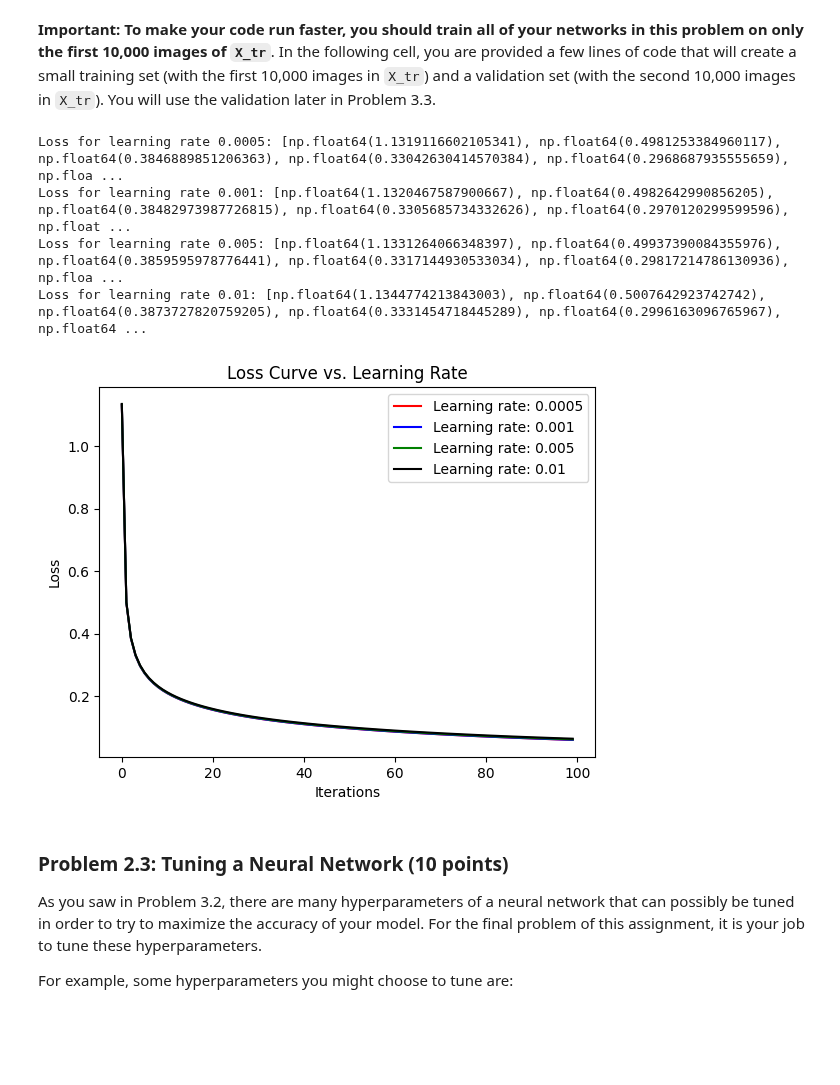
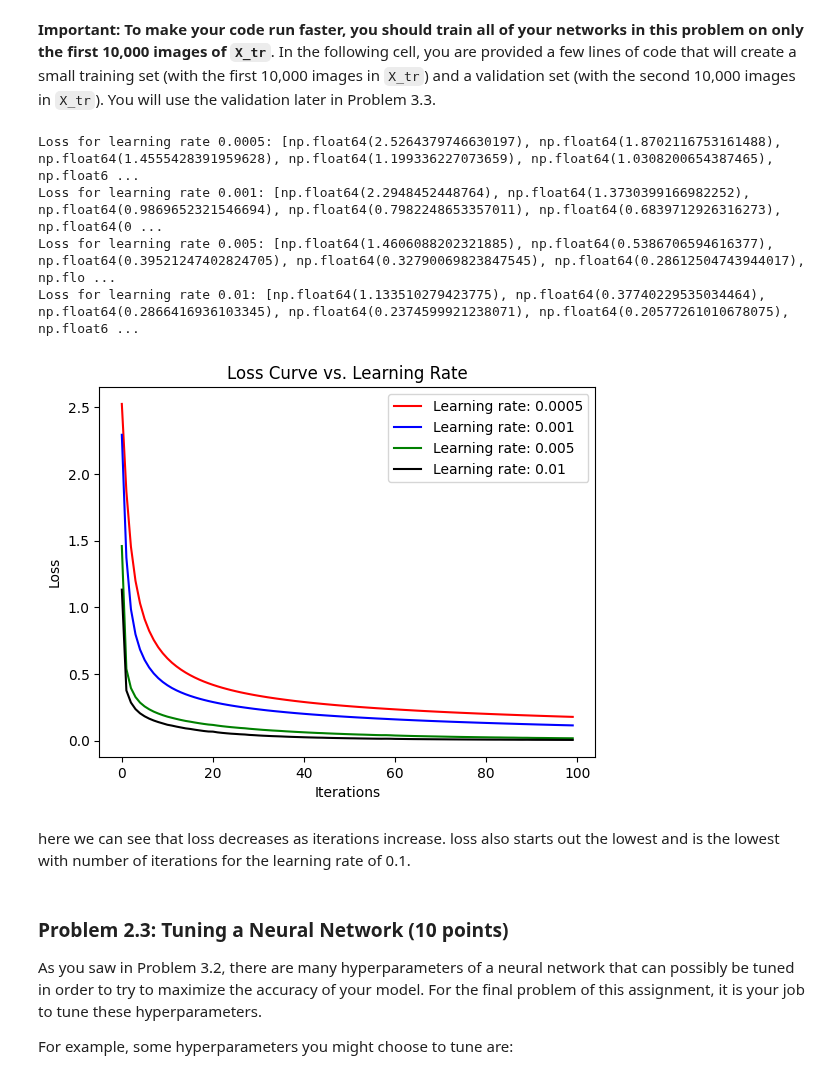
Before and after one commit to SarahAsad23/MachineLearning, a Jupyter notebook: HW4/cs273-hw4.ipynb, the cells around one changed output. Saved outputs shown, nothing was run; the diff lists cells and outputs as text; code cells hidden in the pictures; blank space fills up the shorter version.

```diff
--- a/HW4/cs273-hw4.ipynb
+++ b/HW4/cs273-hw4.ipynb
@@ -213,7 +213,7 @@ for m_tr in train_sizes:
     y_train_subset = y_tr[:m_tr]
 
     # first define the MLP
-    model = MLPClassifier(hidden_layer_sizes=(64,), activation='relu', solver='sgd', alpha=0.001, batch_size=256, random_state=seed)
+    model = MLPClassifier(hidden_layer_sizes=(64,), activation='relu', solver='sgd', learning_rate_init=0.001, batch_size=256, random_state=seed)
 
     # now we want to fit it to the subset of train data
     model.fit(X_train_subset, y_train_subset)
@@ -307,39 +307,41 @@ learning_rates = [0.0005, 0.001, 0.005, 0.01]
 err_curves = []
 colors = ['red', 'blue', 'green', 'black']
 
 for lr in learning_rates:
     ### YOUR CODE STARTS HERE
 
     # first need to create the the MLP model and set alpha to lr
     model = MLPClassifier(hidden_layer_sizes=(64,), activation='relu', solver='sgd', batch_size=256,
-                          alpha=lr, n_iter_no_change=100, max_iter=100, random_state=seed)
+                          learning_rate_init=lr, n_iter_no_change=100, max_iter=100, random_state=seed)
 
     # then fit to the training data
     model.fit(X_tr, y_tr)
 
     # then get the loss curve
     loss = model.loss_curve_
     print(f"Loss for learning rate {lr}: {loss}")
     err_curves.append(loss)
 
 # then plot these loss curves on the same plot
 for i, loss in enumerate(err_curves):
     plt.plot(loss, color=colors[i], label=f'Learning rate: {learning_rates[i]}')
 
 # set labels
 plt.xlabel("Iterations")
 plt.ylabel("Loss")
 plt.title("Loss Curve vs. Learning Rate")
 plt.legend();
 plt.show();
 
     ### YOUR CODE ENDS HERE
 # %% [output]
-Loss for learning rate 0.0005: [np.float64(1.1319116602105341), np.float64(0.4981253384960117), np.float64(0.3846889851206363), np.float64(0.33042630414570384), np.float64(0.2968687935555659), np.floa ...
-Loss for learning rate 0.001: [np.float64(1.1320467587900667), np.float64(0.4982642990856205), np.float64(0.38482973987726815), np.float64(0.3305685734332626), np.float64(0.2970120299599596), np.float ...
-Loss for learning rate 0.005: [np.float64(1.1331264066348397), np.float64(0.49937390084355976), np.float64(0.3859595978776441), np.float64(0.3317144930533034), np.float64(0.29817214786130936), np.floa ...
-Loss for learning rate 0.01: [np.float64(1.1344774213843003), np.float64(0.5007642923742742), np.float64(0.3873727820759205), np.float64(0.3331454718445289), np.float64(0.2996163096765967), np.float64 ...
+Loss for learning rate 0.0005: [np.float64(2.5264379746630197), np.float64(1.8702116753161488), np.float64(1.4555428391959628), np.float64(1.199336227073659), np.float64(1.0308200654387465), np.float6 ...
+Loss for learning rate 0.001: [np.float64(2.2948452448764), np.float64(1.3730399166982252), np.float64(0.9869652321546694), np.float64(0.7982248653357011), np.float64(0.6839712926316273), np.float64(0 ...
+Loss for learning rate 0.005: [np.float64(1.4606088202321885), np.float64(0.5386706594616377), np.float64(0.39521247402824705), np.float64(0.32790069823847545), np.float64(0.28612504743944017), np.flo ...
+Loss for learning rate 0.01: [np.float64(1.133510279423775), np.float64(0.37740229535034464), np.float64(0.2866416936103345), np.float64(0.2374599921238071), np.float64(0.20577261010678075), np.float6 ...
-[figure, old version]
+[figure, new version]
+# %% [markdown]
+here we can see that loss decreases as iterations increase. loss also starts out the lowest and is the lowest with number of iterations for the learning rate of 0.1.
 # %% [markdown]
 ### Problem 2.3: Tuning a Neural Network (10 points)
 
```
Also changed, not shown: parts of 7 cells of this notebook, 1 other file.
